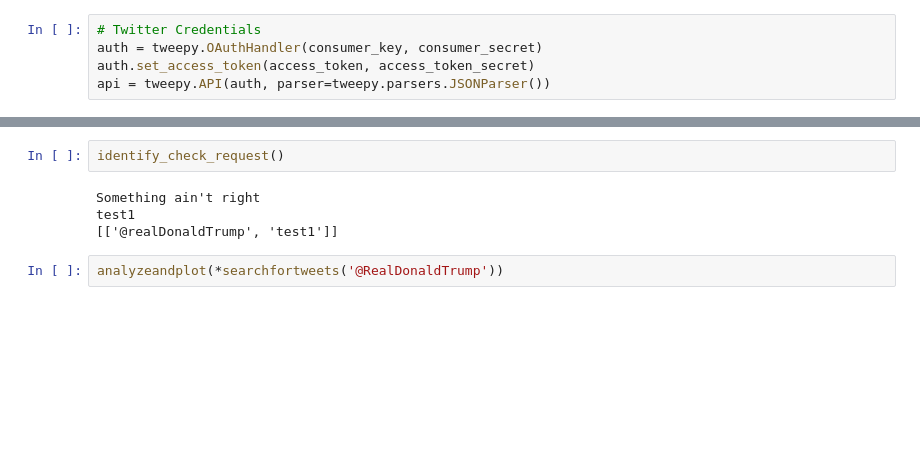
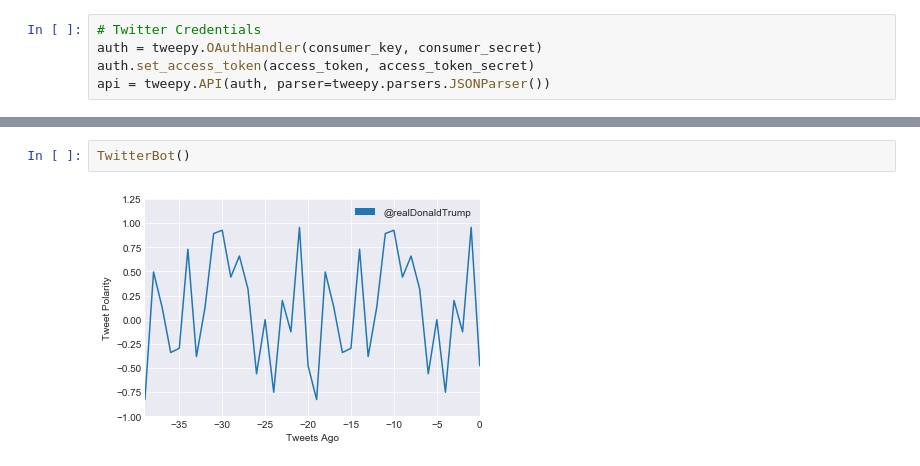
Before and after one commit to mgstewart/TwitterBot-HW, a Jupyter notebook: MikesTwitterAnalyzer.ipynb, the cells around one changed output, grey strips where cells are left out. Drawn from its saved outputs; the diff is of its cells as text; blank space fills up the shorter version.

Commit message:
Finished TwitterBot and added files for Heroku deployment

```diff
--- a/MikesTwitterAnalyzer.ipynb
+++ b/MikesTwitterAnalyzer.ipynb
@@ -127,8 +132,4 @@ def identify_check_request():
-# %%
-identify_check_request()
-# %% [output]
-Something ain't right
-test1
-[['@realDonaldTrump', 'test1']]
-# %%
-analyzeandplot(*searchfortweets('@RealDonaldTrump'))
+# %%
+TwitterBot()
+# %% [output]
+[figure, added]
```
Also changed, not shown: parts of 3 cells of this notebook, 4 other files.
